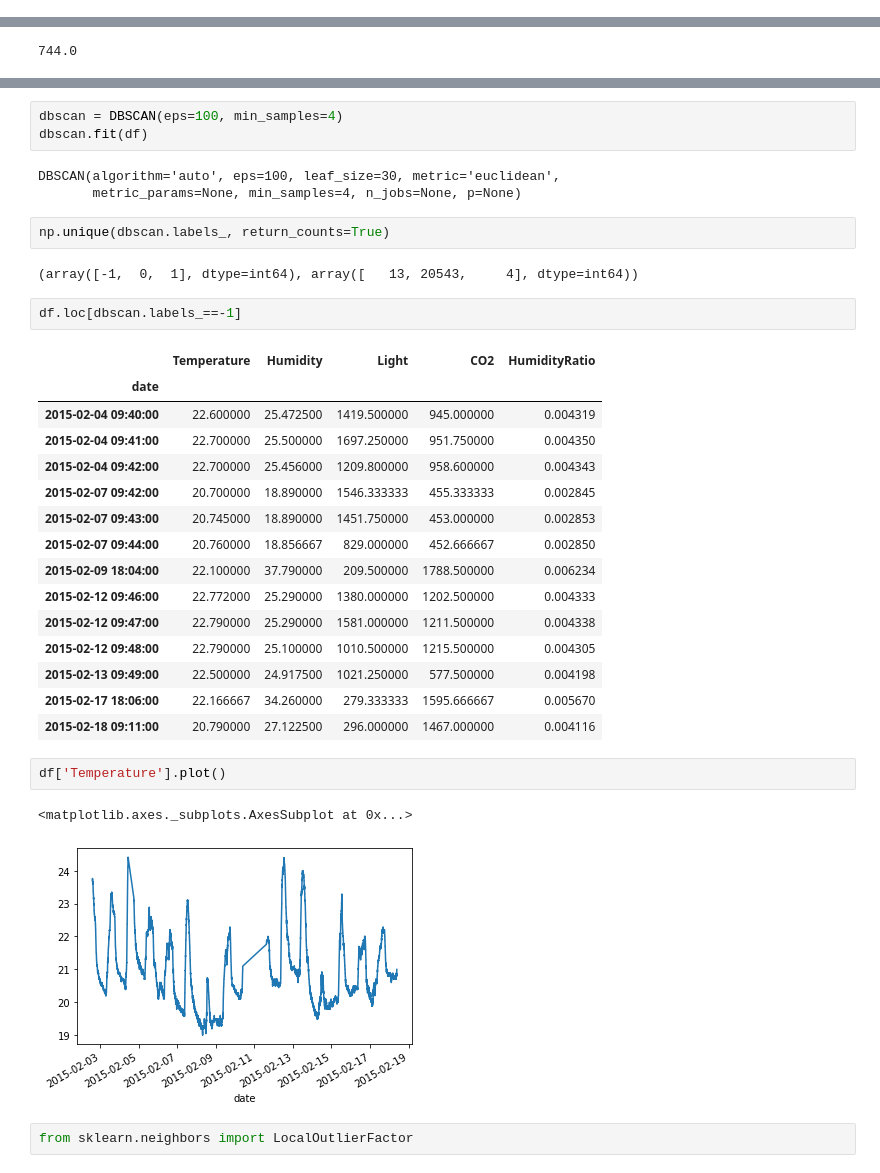
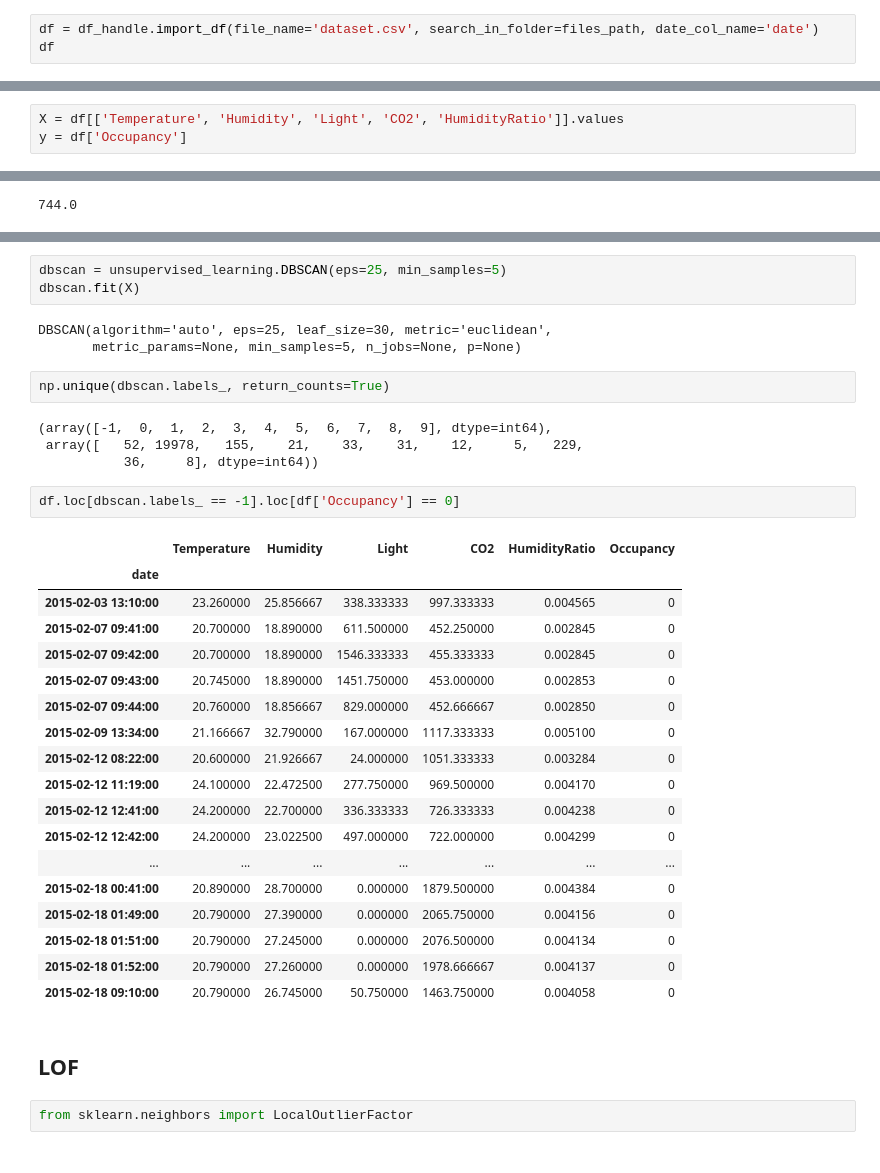
Before and after one commit to lorenzoFerri95/DataMining_Advanced, a Jupyter notebook: Lorenzo/Task 5/cluster_and_density_based_outliers.ipynb, the cells around one changed output, grey strips where cells are left out. Cells and saved outputs as stored; diff of their text form.

```diff
--- a/Lorenzo/Task 5/cluster_and_density_based_outliers.ipynb
+++ b/Lorenzo/Task 5/cluster_and_density_based_outliers.ipynb
@@ -64,0 +33,3 @@ plt.show()
+# %%
+df = df_handle.import_df(file_name='dataset.csv', search_in_folder=files_path, date_col_name='date')
+df
@@ -83,0 +53,3 @@ df
+# %%
+X = df[['Temperature', 'Humidity', 'Light', 'CO2', 'HumidityRatio']].values
+y = df['Occupancy']
@@ -123,36 +99,38 @@ from sklearn.cluster import DBSCAN
 # %%
-dbscan = DBSCAN(eps=100, min_samples=4)
-dbscan.fit(df)
+dbscan = unsupervised_learning.DBSCAN(eps=25, min_samples=5)
+dbscan.fit(X)
 # %% [output]
-DBSCAN(algorithm='auto', eps=100, leaf_size=30, metric='euclidean',
-       metric_params=None, min_samples=4, n_jobs=None, p=None)
+DBSCAN(algorithm='auto', eps=25, leaf_size=30, metric='euclidean',
+       metric_params=None, min_samples=5, n_jobs=None, p=None)
 # %%
 np.unique(dbscan.labels_, return_counts=True)
 # %% [output]
-(array([-1,  0,  1], dtype=int64), array([   13, 20543,     4], dtype=int64))
+(array([-1,  0,  1,  2,  3,  4,  5,  6,  7,  8,  9], dtype=int64),
+ array([   52, 19978,   155,    21,    33,    31,    12,     5,   229,
+           36,     8], dtype=int64))
 # %%
-df.loc[dbscan.labels_==-1]
+df.loc[dbscan.labels_ == -1].loc[df['Occupancy'] == 0]
 # %% [output]
-|  | Temperature | Humidity | Light | CO2 | HumidityRatio |
-| date |  |  |  |  |  |
-| 2015-02-04 09:40:00 | 22.600000 | 25.472500 | 1419.500000 | 945.000000 | 0.004319 |
-| 2015-02-04 09:41:00 | 22.700000 | 25.500000 | 1697.250000 | 951.750000 | 0.004350 |
-| 2015-02-04 09:42:00 | 22.700000 | 25.456000 | 1209.800000 | 958.600000 | 0.004343 |
-| 2015-02-07 09:42:00 | 20.700000 | 18.890000 | 1546.333333 | 455.333333 | 0.002845 |
-| 2015-02-07 09:43:00 | 20.745000 | 18.890000 | 1451.750000 | 453.000000 | 0.002853 |
-| 2015-02-07 09:44:00 | 20.760000 | 18.856667 | 829.000000 | 452.666667 | 0.002850 |
-| 2015-02-09 18:04:00 | 22.100000 | 37.790000 | 209.500000 | 1788.500000 | 0.006234 |
-| 2015-02-12 09:46:00 | 22.772000 | 25.290000 | 1380.000000 | 1202.500000 | 0.004333 |
-| 2015-02-12 09:47:00 | 22.790000 | 25.290000 | 1581.000000 | 1211.500000 | 0.004338 |
-| 2015-02-12 09:48:00 | 22.790000 | 25.100000 | 1010.500000 | 1215.500000 | 0.004305 |
-| 2015-02-13 09:49:00 | 22.500000 | 24.917500 | 1021.250000 | 577.500000 | 0.004198 |
-| 2015-02-17 18:06:00 | 22.166667 | 34.260000 | 279.333333 | 1595.666667 | 0.005670 |
-| 2015-02-18 09:11:00 | 20.790000 | 27.122500 | 296.000000 | 1467.000000 | 0.004116 |
+|  | Temperature | Humidity | Light | CO2 | HumidityRatio | Occupancy |
+| date |  |  |  |  |  |  |
+| 2015-02-03 13:10:00 | 23.260000 | 25.856667 | 338.333333 | 997.333333 | 0.004565 | 0 |
+| 2015-02-07 09:41:00 | 20.700000 | 18.890000 | 611.500000 | 452.250000 | 0.002845 | 0 |
+| 2015-02-07 09:42:00 | 20.700000 | 18.890000 | 1546.333333 | 455.333333 | 0.002845 | 0 |
+| 2015-02-07 09:43:00 | 20.745000 | 18.890000 | 1451.750000 | 453.000000 | 0.002853 | 0 |
+| 2015-02-07 09:44:00 | 20.760000 | 18.856667 | 829.000000 | 452.666667 | 0.002850 | 0 |
+| 2015-02-09 13:34:00 | 21.166667 | 32.790000 | 167.000000 | 1117.333333 | 0.005100 | 0 |
+| 2015-02-12 08:22:00 | 20.600000 | 21.926667 | 24.000000 | 1051.333333 | 0.003284 | 0 |
+| 2015-02-12 11:19:00 | 24.100000 | 22.472500 | 277.750000 | 969.500000 | 0.004170 | 0 |
+| 2015-02-12 12:41:00 | 24.200000 | 22.700000 | 336.333333 | 726.333333 | 0.004238 | 0 |
+| 2015-02-12 12:42:00 | 24.200000 | 23.022500 | 497.000000 | 722.000000 | 0.004299 | 0 |
+| ... | ... | ... | ... | ... | ... | ... |
+| 2015-02-18 00:41:00 | 20.890000 | 28.700000 | 0.000000 | 1879.500000 | 0.004384 | 0 |
+| 2015-02-18 01:49:00 | 20.790000 | 27.390000 | 0.000000 | 2065.750000 | 0.004156 | 0 |
+| 2015-02-18 01:51:00 | 20.790000 | 27.245000 | 0.000000 | 2076.500000 | 0.004134 | 0 |
+| 2015-02-18 01:52:00 | 20.790000 | 27.260000 | 0.000000 | 1978.666667 | 0.004137 | 0 |
+| 2015-02-18 09:10:00 | 20.790000 | 26.745000 | 50.750000 | 1463.750000 | 0.004058 | 0 |
-# %%
-df['Temperature'].plot()
-# %% [output]
-<matplotlib.axes._subplots.AxesSubplot at 0x...>
-[figure, removed]
+# %% [markdown]
+## LOF
 # %%
 from sklearn.neighbors import LocalOutlierFactor
 # %%
```
Also changed, not shown: parts of 28 cells of this notebook, 4 other files.
